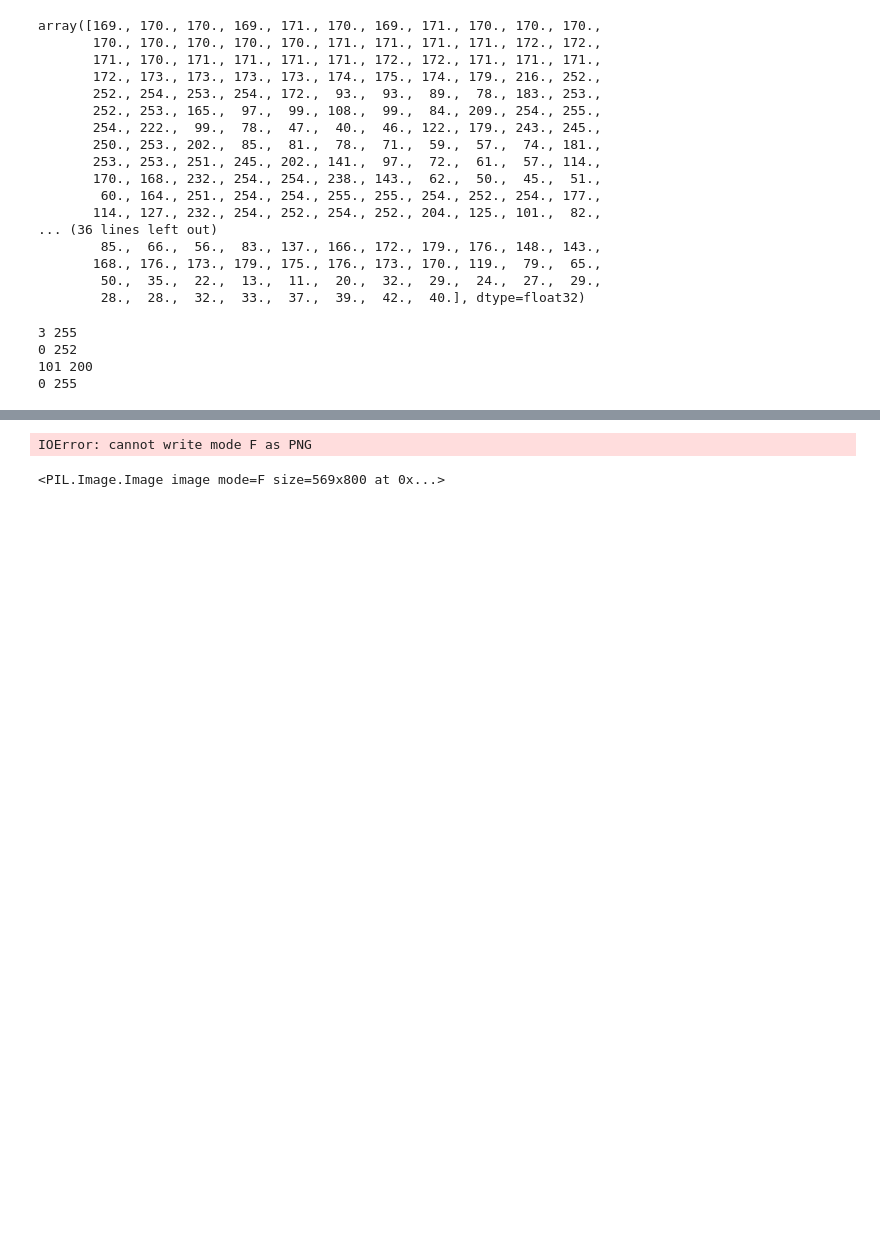
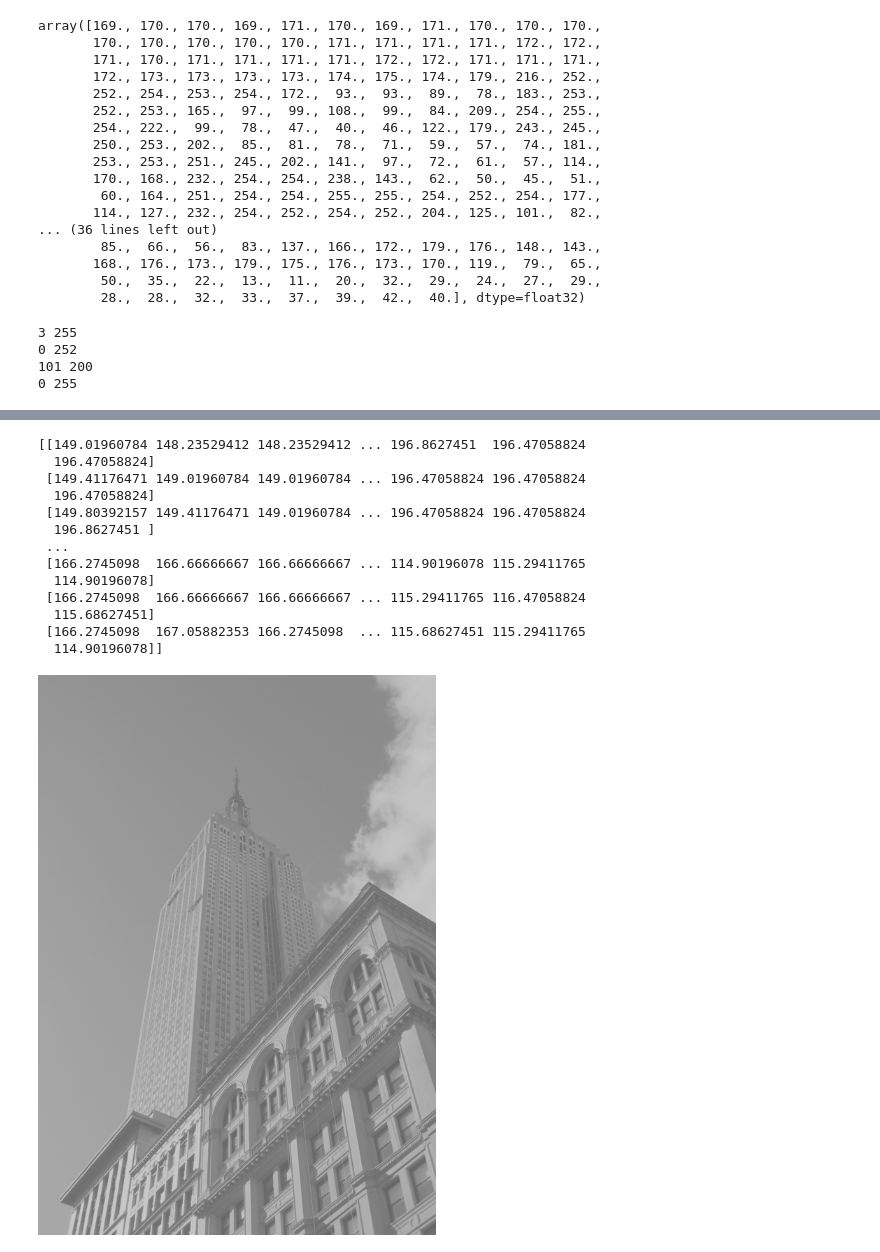
Before and after one commit to toku345/PCV, a Jupyter notebook: shakyo/chap1.3.ipynb, the cells around one changed output, grey strips where cells are left out. Cells and saved outputs as stored; diff of their text form; code cells hidden in the pictures; blank space fills up the shorter version.

```diff
--- a/shakyo/chap1.3.ipynb
+++ b/shakyo/chap1.3.ipynb
@@ -144,6 +204 @@ Image.fromarray(im2)
 [figure]
-# %%
-Image.fromarray(im3)
-# %% [output]
-IOError: cannot write mode F as PNG
-<PIL.Image.Image image mode=F size=569x800 at 0x...>
@@ -151,0 +205,19 @@ Image.fromarray(im4)
+# %%
+print im3
+# Image.fromarray(im3).convert("L")
+Image.fromarray(uint8(im3))
+# %% [output]
+[[149.01960784 148.23529412 148.23529412 ... 196.8627451  196.47058824
+  196.47058824]
+ [149.41176471 149.01960784 149.01960784 ... 196.47058824 196.47058824
+  196.47058824]
+ [149.80392157 149.41176471 149.01960784 ... 196.47058824 196.47058824
+  196.8627451 ]
+ ...
+ [166.2745098  166.66666667 166.66666667 ... 114.90196078 115.29411765
+  114.90196078]
+ [166.2745098  166.66666667 166.66666667 ... 115.29411765 116.47058824
+  115.68627451]
+ [166.2745098  167.05882353 166.2745098  ... 115.68627451 115.29411765
+  114.90196078]]
+[figure, added]
```
Also changed, not shown: parts of 7 cells of this notebook, 1 other file.
